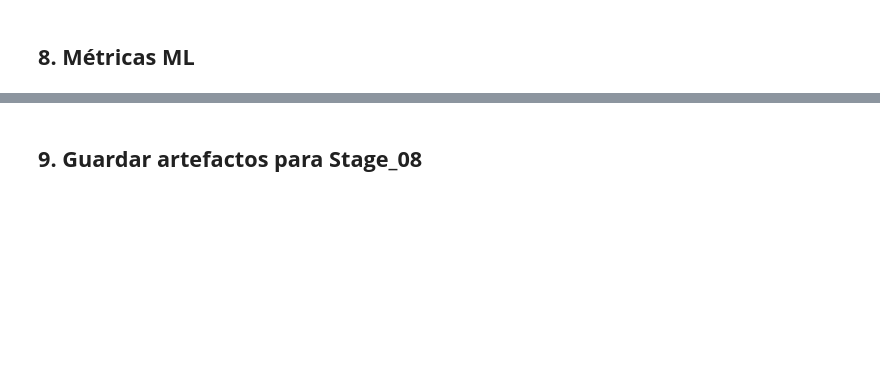
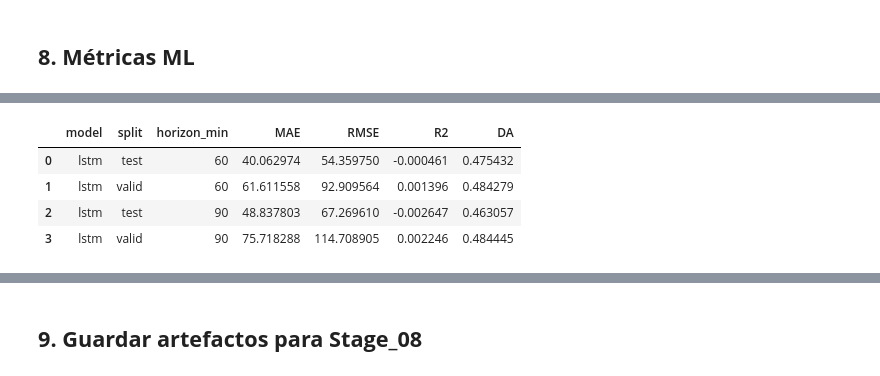
Before and after one commit to GUNAPILLCO/neural_profit, a Jupyter notebook: notebooks/stage_07_model_training/seq2one/stage_07_05_lstm_seq2one.ipynb, the cells around one changed output, grey strips where cells are left out. Saved outputs shown, nothing was run; the diff lists cells and outputs as text; code cells hidden in the pictures; blank space fills up the shorter version.

```diff
--- a/notebooks/stage_07_model_training/seq2one/stage_07_05_lstm_seq2one.ipynb
+++ b/notebooks/stage_07_model_training/seq2one/stage_07_05_lstm_seq2one.ipynb
@@ -1165,0 +1403,12 @@ df_lstm_metrics
+# %%
+cols = ["model", "split", "horizon_min", "MAE", "RMSE", "R2", "DA"]
+
+df_lstm_metrics_tuned = selected[cols].copy()
+# %%
+df_lstm_metrics_tuned
+# %% [output]
+|  | model | split | horizon_min | MAE | RMSE | R2 | DA |
+| 0 | lstm | test | 60 | 40.062974 | 54.359750 | -0.000461 | 0.475432 |
+| 1 | lstm | valid | 60 | 61.611558 | 92.909564 | 0.001396 | 0.484279 |
+| 2 | lstm | test | 90 | 48.837803 | 67.269610 | -0.002647 | 0.463057 |
+| 3 | lstm | valid | 90 | 75.718288 | 114.708905 | 0.002246 | 0.484445 |
```
Also changed, not shown: parts of 32 cells of this notebook.
